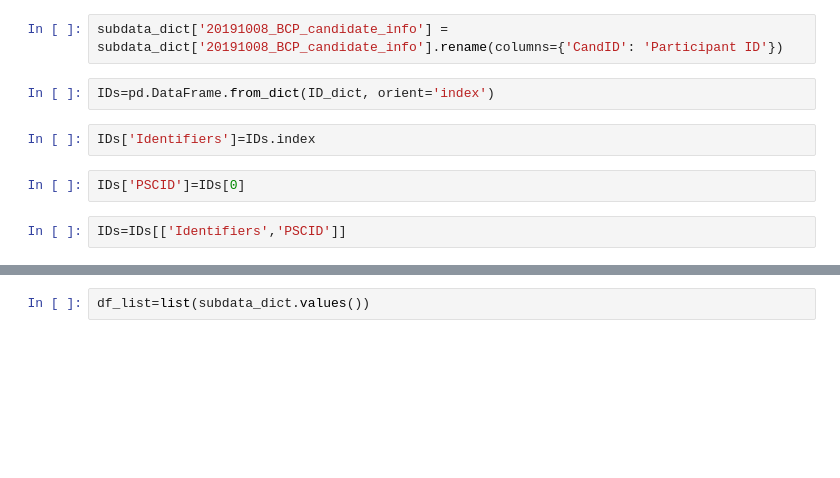
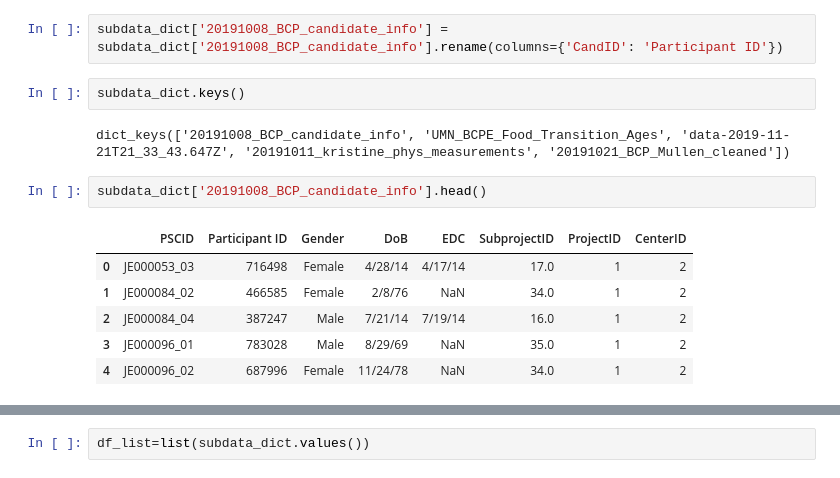
Before and after one commit to niblunc/BCP, a Jupyter notebook: data_check.ipynb, the cells around one changed output, grey strips where cells are left out. Saved outputs shown, nothing was run; the diff lists cells and outputs as text; blank space fills up the shorter version.

```diff
--- a/data_check.ipynb
+++ b/data_check.ipynb
@@ -198,11 +198,16 @@ subdata_dict['UMN_BCPE_Food_Transition_Ages'] = subdata_dict['UMN_BCPE_Food_Tran
 subdata_dict['20191021_BCP_Mullen_cleaned'] = subdata_dict['20191021_BCP_Mullen_cleaned'].rename(columns={'demographics,PSCID': 'PSCID'})
 # %%
 subdata_dict['20191008_BCP_candidate_info'] = subdata_dict['20191008_BCP_candidate_info'].rename(columns={'CandID': 'Participant ID'})
-# %%
-IDs=pd.DataFrame.from_dict(ID_dict, orient='index')
-# %%
-IDs['Identifiers']=IDs.index
-# %%
-IDs['PSCID']=IDs[0]
-# %%
-IDs=IDs[['Identifiers','PSCID']]
+# %%
+subdata_dict.keys()
+# %% [output]
+dict_keys(['20191008_BCP_candidate_info', 'UMN_BCPE_Food_Transition_Ages', 'data-2019-11-21T21_33_43.647Z', '20191011_kristine_phys_measurements', '20191021_BCP_Mullen_cleaned'])
+# %%
+subdata_dict['20191008_BCP_candidate_info'].head()
+# %% [output]
+|  | PSCID | Participant ID | Gender | DoB | EDC | SubprojectID | ProjectID | CenterID |
+| 0 | JE000053_03 | 716498 | Female | 4/28/14 | 4/17/14 | 17.0 | 1 | 2 |
+| 1 | JE000084_02 | 466585 | Female | 2/8/76 | NaN | 34.0 | 1 | 2 |
+| 2 | JE000084_04 | 387247 | Male | 7/21/14 | 7/19/14 | 16.0 | 1 | 2 |
+| 3 | JE000096_01 | 783028 | Male | 8/29/69 | NaN | 35.0 | 1 | 2 |
+| 4 | JE000096_02 | 687996 | Female | 11/24/78 | NaN | 34.0 | 1 | 2 |
```
Also changed, not shown: parts of 20 cells of this notebook, 3 other files.
